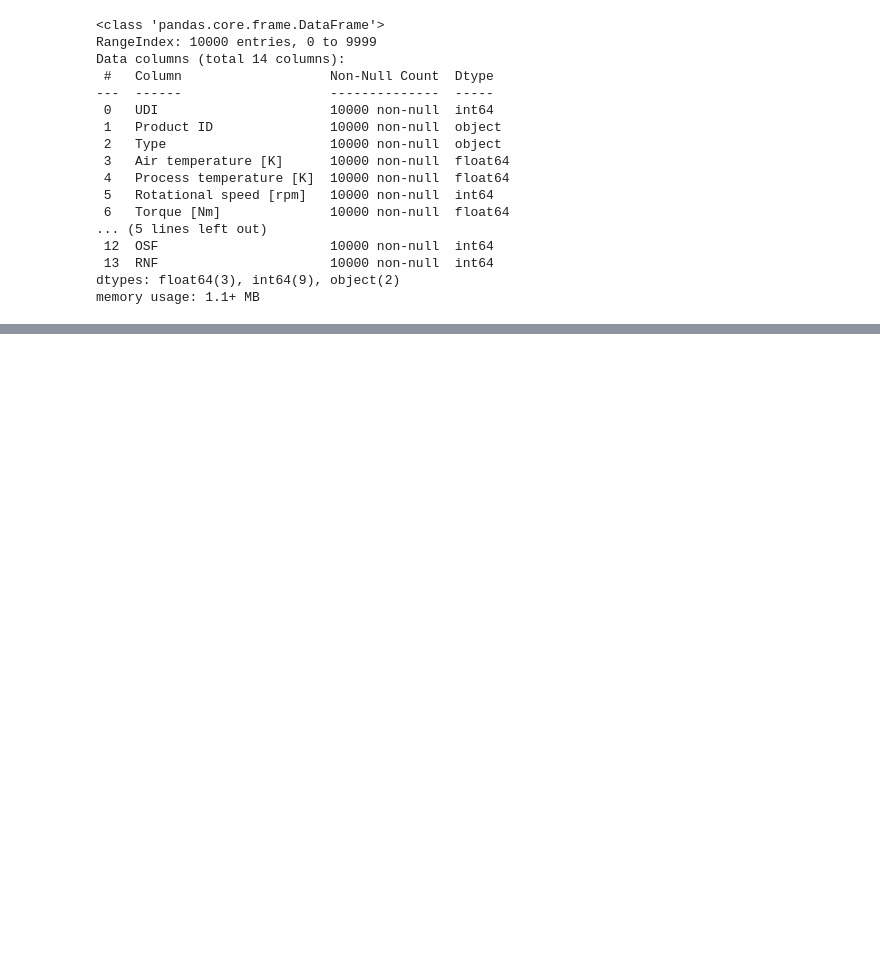
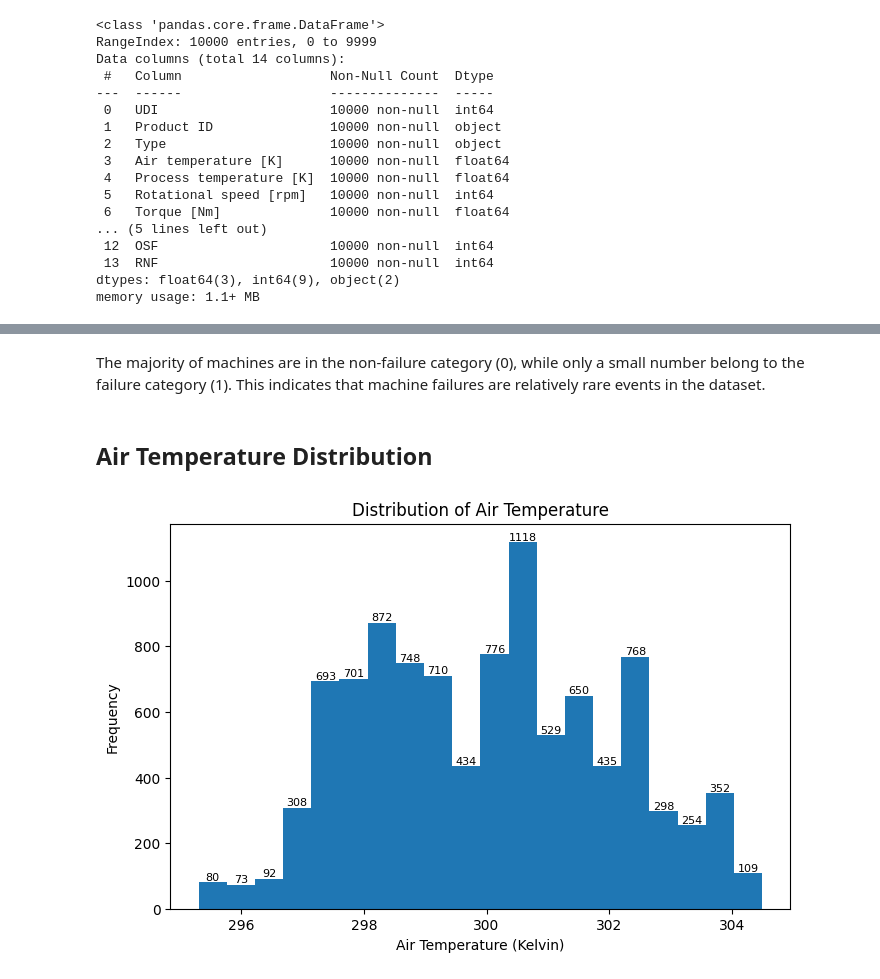
Before and after one commit to KVP6755/Project1_Predictive-Maintenance, a Jupyter notebook: eda/eda_analysis.ipynb, the cells around one changed output, grey strips where cells are left out. Cells and saved outputs as stored; diff of their text form; code cells hidden in the pictures; blank space fills up the shorter version.

```diff
--- a/eda/eda_analysis.ipynb
+++ b/eda/eda_analysis.ipynb
@@ -39,0 +85,36 @@ memory usage: 1.1+ MB
+# %% [markdown]
+The majority of machines are in the non-failure category (0), while only a small number belong to the failure category (1). This indicates that machine failures are relatively rare events in the dataset.
+# %% [markdown]
+## Air Temperature Distribution
+# %%
+import matplotlib.pyplot as plt
+import os
+
+os.makedirs("../plots", exist_ok=True)
+
+plt.figure(figsize=(8,5))
+
+counts, bins, patches = plt.hist(
+    df["Air temperature [K]"],
+    bins=20
+)
+
+plt.title("Distribution of Air Temperature")
+plt.xlabel("Air Temperature (Kelvin)")
+plt.ylabel("Frequency")
+
+# Add count labels on bars
+for count, patch in zip(counts, patches):
+    plt.text(
+        patch.get_x() + patch.get_width()/2,
+        count,
+        int(count),
+        ha="center",
+        va="bottom",
+        fontsize=8
+    )
+
+plt.savefig("../plots/air_temperature_distribution.png")
+plt.show()
+# %% [output]
+[figure, added]
```
Also changed, not shown: parts of 4 cells of this notebook.
